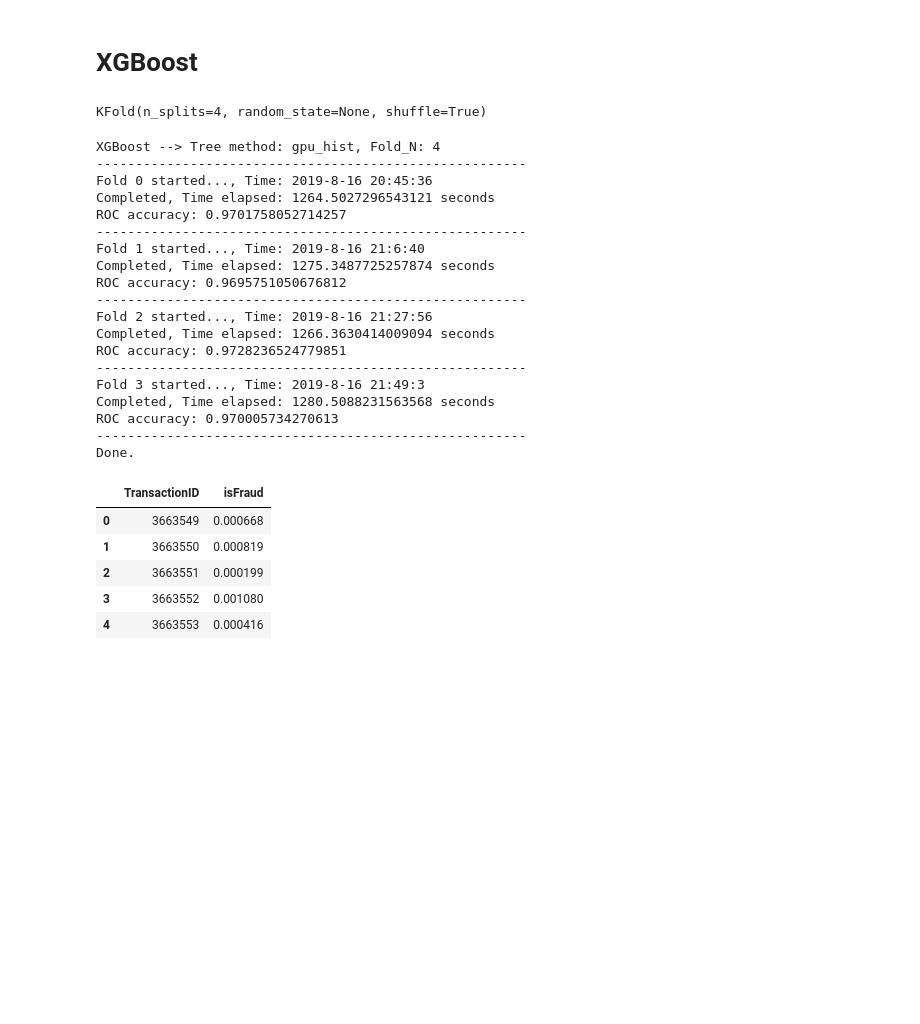
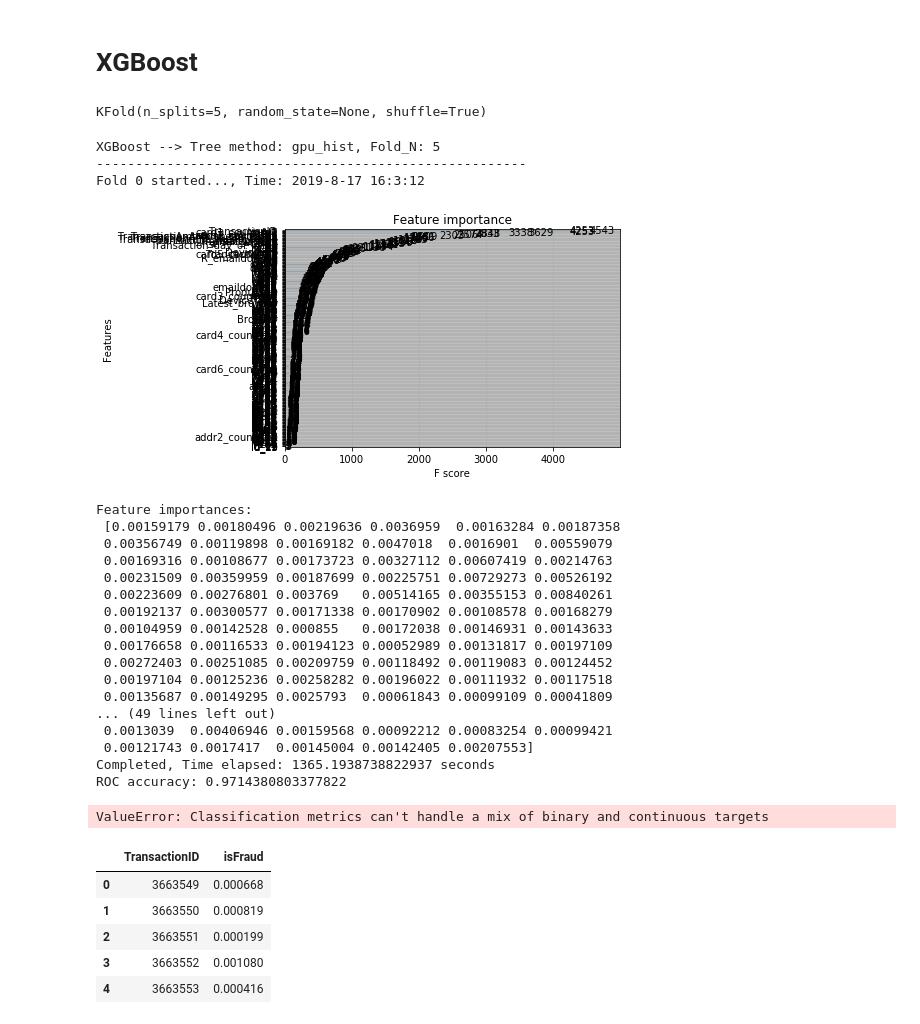
Before and after one commit to etture/ybigta_first_proj, a Jupyter notebook: Models/2_combined_model_2/combined_xgboost_2.ipynb, the cells around one changed output. Drawn from its saved outputs; the diff is of its cells as text; code cells hidden in the pictures; blank space fills up the shorter version.

```diff
--- a/Models/2_combined_model_2/combined_xgboost_2.ipynb
+++ b/Models/2_combined_model_2/combined_xgboost_2.ipynb
@@ -245,12 +245,12 @@ for f in X_train.columns:
         X_test[f] = lbl.transform(list(X_test[f].values))
 # %%
 # Set up K-Fold
-n_fold = 4
+n_fold = 5
 folds = KFold(n_splits=n_fold, shuffle=True)
 
 print(folds)
 # %% [output]
-KFold(n_splits=4, random_state=None, shuffle=True)
+KFold(n_splits=5, random_state=None, shuffle=True)
 # %%
 # Initialize submission DataFrame
 sample_submission = pd.read_csv('../../../Data/sample_submission.csv')
@@ -282,51 +282,61 @@ for fold_n, (train_index, valid_index) in enumerate(folds.split(X_train)):
 
     # Print current iteration information
     start = time.time()
     now = time.localtime(start)
     print('Fold {} started..., Time: {yy}-{mm}-{dd} {hh}:{MM}:{ss}'.format(fold_n, yy=now.tm_year, mm=now.tm_mon, dd=now.tm_mday, hh=now.tm_hour, MM=now.tm_min, ss=now.tm_sec))
 
     X_train_, X_valid = X_train.iloc[train_index], X_train.iloc[valid_index]
     y_train_, y_valid = y_train.iloc[train_index], y_train.iloc[valid_index]
     xgbclf.fit(X_train_,y_train_)
     del X_train_,y_train_
     pred=xgbclf.predict_proba(X_test)[:,1]
     val=xgbclf.predict_proba(X_valid)[:,1]
+
+    # Feature importances
+    xgb.plot_importance(xgbclf)
+    plt.show()
+    print('Feature importances: \n', xgbclf.feature_importances_)
+
     del xgbclf, X_valid
 
     # Measure time elapsed
     now = time.time()
     time_elapsed = now - start
     print('Completed, Time elapsed: {} seconds'.format(time_elapsed))
 
     print('ROC accuracy: {}'.format(roc_auc_score(y_valid, val)))
+    print('F1 Score: {}'.format(f1_score(y_valid, val)))
     del val,y_valid
     xgb_submission['isFraud'] = xgb_submission['isFraud']+pred/n_fold
     del pred
     gc.collect()
 
     print('-------------------------------------------------------')
 
 print('Done.')
 # %% [output]
-XGBoost --> Tree method: gpu_hist, Fold_N: 4
+XGBoost --> Tree method: gpu_hist, Fold_N: 5
 -------------------------------------------------------
-Fold 0 started..., Time: 2019-8-16 20:45:36
-Completed, Time elapsed: 1264.5027296543121 seconds
-ROC accuracy: 0.9701758052714257
--------------------------------------------------------
-Fold 1 started..., Time: 2019-8-16 21:6:40
-Completed, Time elapsed: 1275.3487725257874 seconds
-ROC accuracy: 0.9695751050676812
--------------------------------------------------------
-Fold 2 started..., Time: 2019-8-16 21:27:56
-Completed, Time elapsed: 1266.3630414009094 seconds
-ROC accuracy: 0.9728236524779851
--------------------------------------------------------
-Fold 3 started..., Time: 2019-8-16 21:49:3
-Completed, Time elapsed: 1280.5088231563568 seconds
-ROC accuracy: 0.970005734270613
--------------------------------------------------------
-Done.
+Fold 0 started..., Time: 2019-8-17 16:3:12
+[figure, added]
+Feature importances:
+ [0.00159179 0.00180496 0.00219636 0.0036959  0.00163284 0.00187358
+ 0.00356749 0.00119898 0.00169182 0.0047018  0.0016901  0.00559079
+ 0.00169316 0.00108677 0.00173723 0.00327112 0.00607419 0.00214763
+ 0.00231509 0.00359959 0.00187699 0.00225751 0.00729273 0.00526192
+ 0.00223609 0.00276801 0.003769   0.00514165 0.00355153 0.00840261
+ 0.00192137 0.00300577 0.00171338 0.00170902 0.00108578 0.00168279
+ 0.00104959 0.00142528 0.000855   0.00172038 0.00146931 0.00143633
+ 0.00176658 0.00116533 0.00194123 0.00052989 0.00131817 0.00197109
+ 0.00272403 0.00251085 0.00209759 0.00118492 0.00119083 0.00124452
+ 0.00197104 0.00125236 0.00258282 0.00196022 0.00111932 0.00117518
+ 0.00135687 0.00149295 0.0025793  0.00061843 0.00099109 0.00041809
+... (49 lines left out)
+ 0.0013039  0.00406946 0.00159568 0.00092212 0.00083254 0.00099421
+ 0.00121743 0.0017417  0.00145004 0.00142405 0.00207553]
+Completed, Time elapsed: 1365.1938738822937 seconds
+ROC accuracy: 0.9714380803377822
+ValueError: Classification metrics can't handle a mix of binary and continuous targets
 # %%
 dir_name = 'submission'
 xgb_submission.to_csv('./{directory}/sub_xgboost.csv'.format(directory=dir_name), index=False)
```
Also changed, not shown: parts of 1 cell of this notebook, 4 other files.
